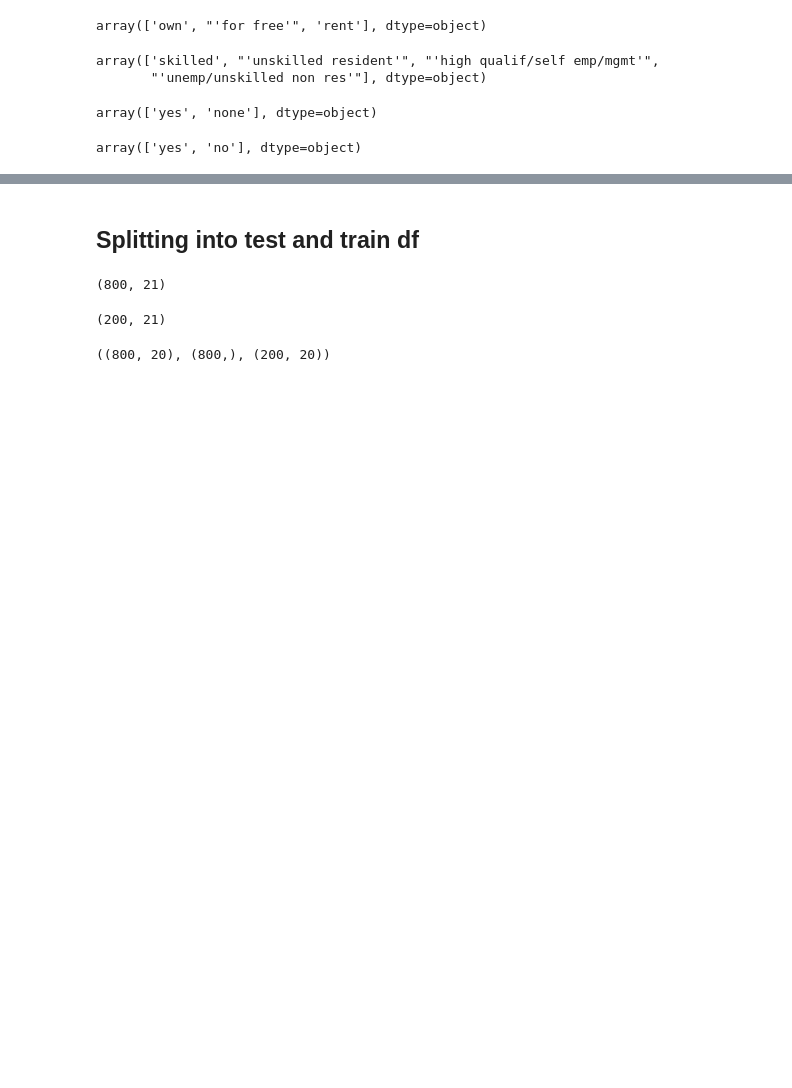
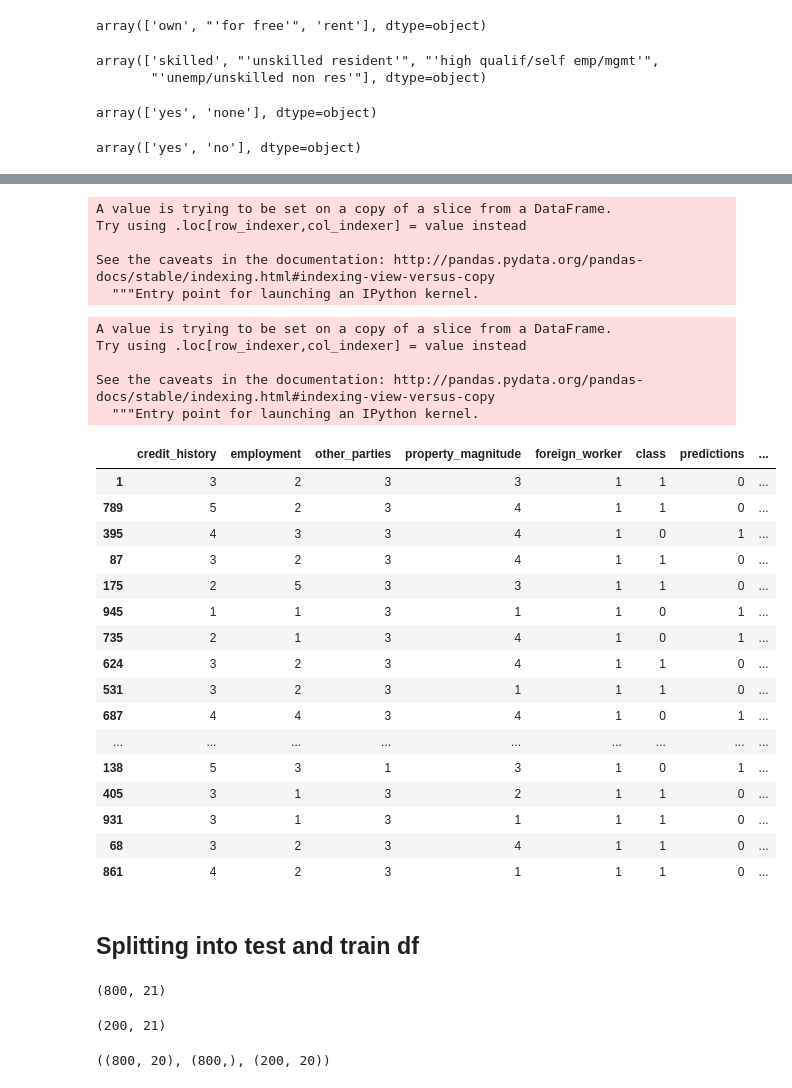
Before and after one commit to vermakanksha/project, a Jupyter notebook: credit_fraud_analysis.ipynb, the cells around one changed output, grey strips where cells are left out. Cells and saved outputs as stored; diff of their text form; code cells hidden in the pictures; blank space fills up the shorter version.

```diff
--- a/credit_fraud_analysis.ipynb
+++ b/credit_fraud_analysis.ipynb
@@ -632,3 +848,39 @@ correlation_matrix(df_num)
+# %%
+test_df['predictions'] = Y_pred
+# %% [output]
+A value is trying to be set on a copy of a slice from a DataFrame.
+Try using .loc[row_indexer,col_indexer] = value instead
+
+See the caveats in the documentation: http://pandas.pydata.org/pandas-docs/stable/indexing.html#indexing-view-versus-copy
+  """Entry point for launching an IPython kernel.
+# %%
+test_df['diff'] = test_df['class'] - test_df['predictions']
+# %% [output]
+A value is trying to be set on a copy of a slice from a DataFrame.
+Try using .loc[row_indexer,col_indexer] = value instead
+
+See the caveats in the documentation: http://pandas.pydata.org/pandas-docs/stable/indexing.html#indexing-view-versus-copy
+  """Entry point for launching an IPython kernel.
+# %%
+test_df[test_df['diff'] != 0]
+# %% [output]
+|  | credit_history | employment | other_parties | property_magnitude | foreign_worker | class | predictions | ... |
+| 1 | 3 | 2 | 3 | 3 | 1 | 1 | 0 | ... |
+| 789 | 5 | 2 | 3 | 4 | 1 | 1 | 0 | ... |
+| 395 | 4 | 3 | 3 | 4 | 1 | 0 | 1 | ... |
+| 87 | 3 | 2 | 3 | 4 | 1 | 1 | 0 | ... |
+| 175 | 2 | 5 | 3 | 3 | 1 | 1 | 0 | ... |
+| 945 | 1 | 1 | 3 | 1 | 1 | 0 | 1 | ... |
+| 735 | 2 | 1 | 3 | 4 | 1 | 0 | 1 | ... |
+| 624 | 3 | 2 | 3 | 4 | 1 | 1 | 0 | ... |
+| 531 | 3 | 2 | 3 | 1 | 1 | 1 | 0 | ... |
+| 687 | 4 | 4 | 3 | 4 | 1 | 0 | 1 | ... |
+| ... | ... | ... | ... | ... | ... | ... | ... | ... |
+| 138 | 5 | 3 | 1 | 3 | 1 | 0 | 1 | ... |
+| 405 | 3 | 1 | 3 | 2 | 1 | 1 | 0 | ... |
+| 931 | 3 | 1 | 3 | 1 | 1 | 1 | 0 | ... |
+| 68 | 3 | 2 | 3 | 4 | 1 | 1 | 0 | ... |
+| 861 | 4 | 2 | 3 | 1 | 1 | 1 | 0 | ... |
 # %% [markdown]
 ## Splitting into test and train df
 # %%
```
Also changed, not shown: parts of 53 cells of this notebook.
